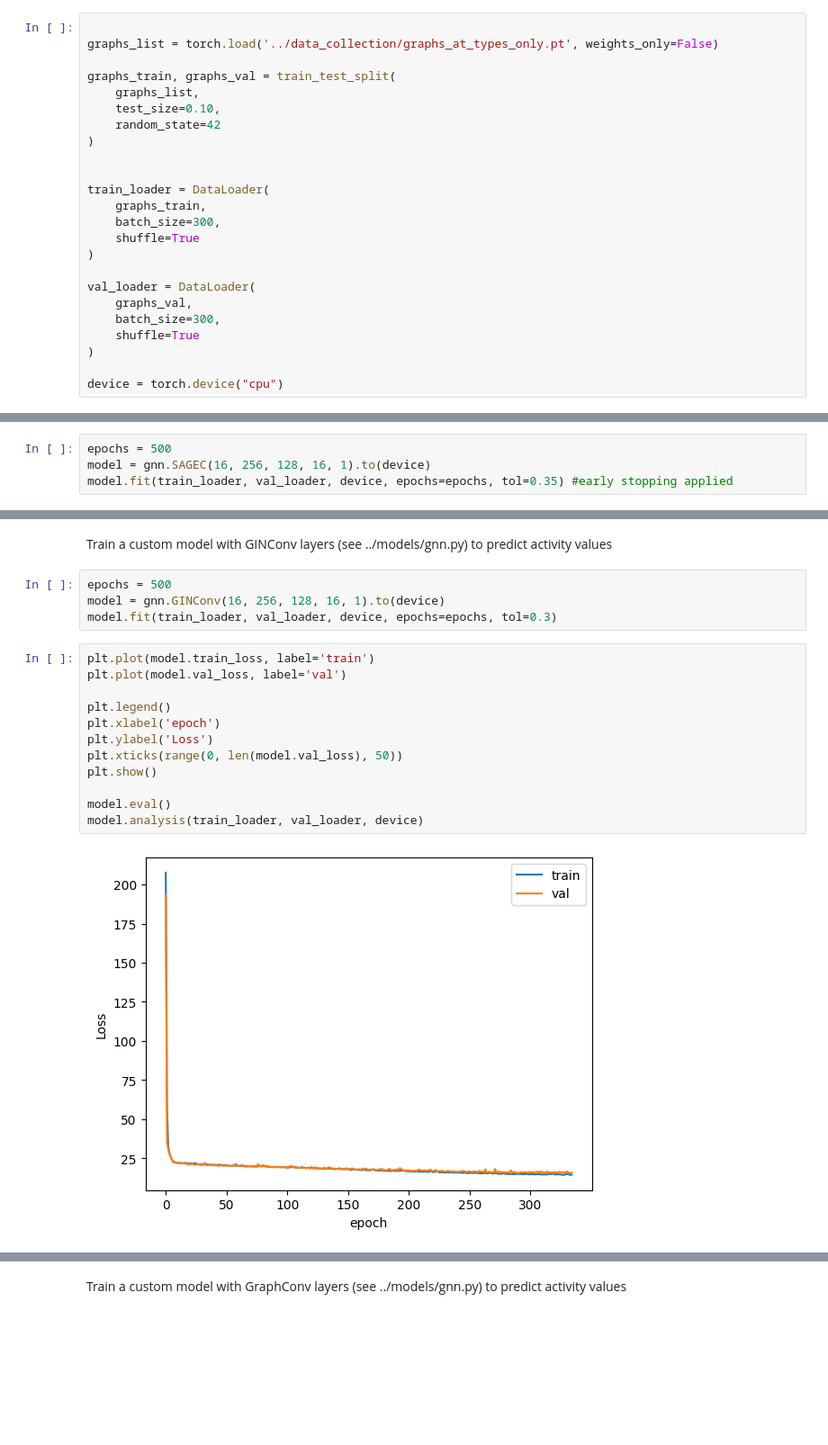
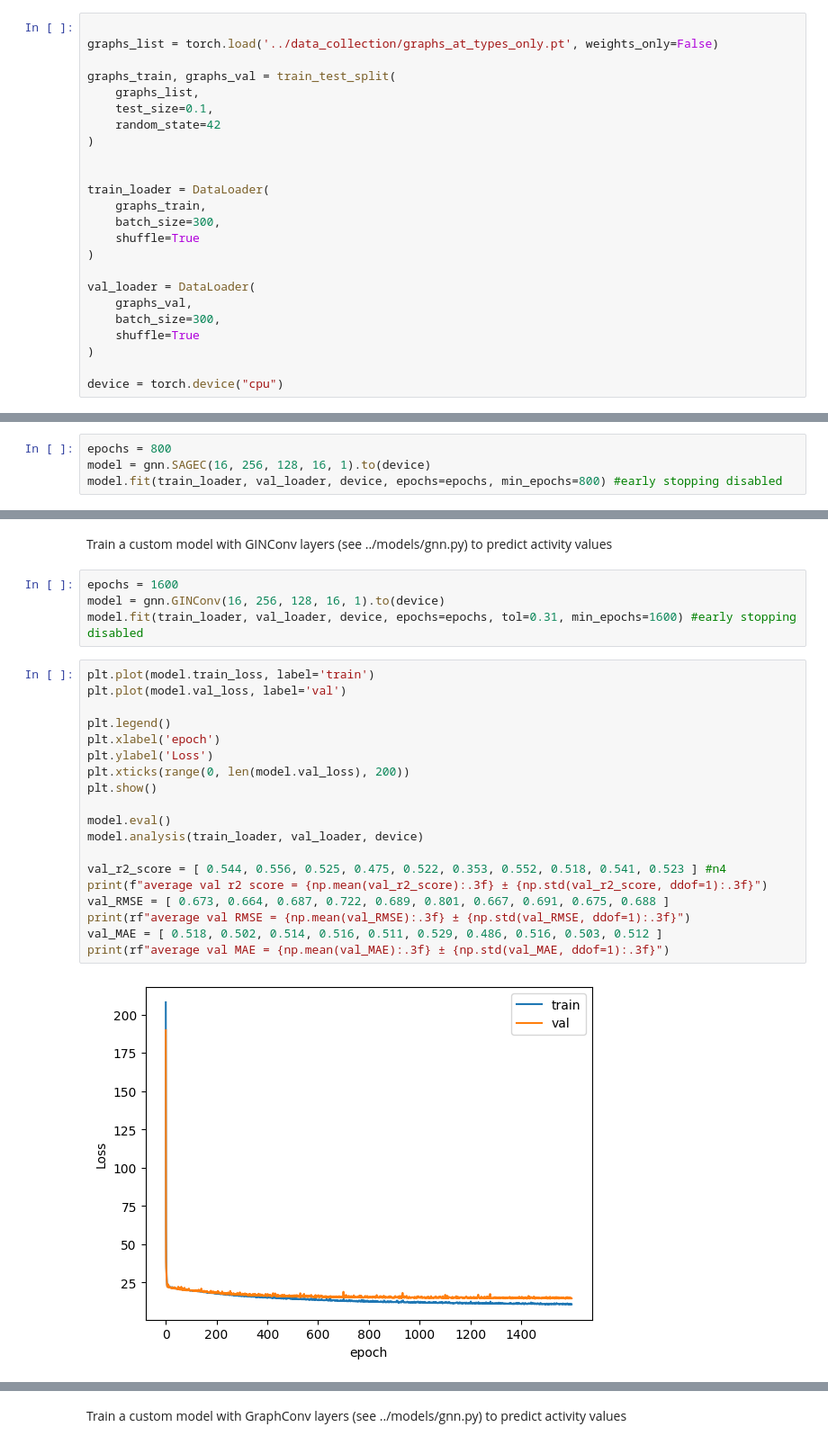
Before and after one commit to lizasidler/qsar-benchmark, a Jupyter notebook: notebooks/GNN_regression.ipynb, the cells around one changed output, grey strips where cells are left out. Shown at 90% size. Drawn from its saved outputs; the diff is of its cells as text; blank space fills up the shorter version.

```diff
--- a/notebooks/GNN_regression.ipynb
+++ b/notebooks/GNN_regression.ipynb
@@ -24,7 +24,7 @@ graphs_list = torch.load('../data_collection/graphs_at_types_only.pt', weights_o
 
 graphs_train, graphs_val = train_test_split(
     graphs_list,
-    test_size=0.10,
+    test_size=0.1,
     random_state=42
 )
 
@@ -45,9 +45,9 @@ device = torch.device("cpu")
 # %% [markdown]
 Train a custom model with SAGEConv layers (see ../models/gnn.py) to predict activity values
 # %%
-epochs = 500
+epochs = 800
 model = gnn.SAGEC(16, 256, 128, 16, 1).to(device)
-model.fit(train_loader, val_loader, device, epochs=epochs, tol=0.35) #early stopping applied
+model.fit(train_loader, val_loader, device, epochs=epochs, min_epochs=800) #early stopping disabled
 # %%
 plt.plot(model.train_loss, label='train')
 plt.plot(model.val_loss, label='val')
@@ -71,20 +81,27 @@ Val MAE:      ±0.538
 # %% [markdown]
 Train a custom model with GINConv layers (see ../models/gnn.py) to predict activity values
 # %%
-epochs = 500
+epochs = 1600
 model = gnn.GINConv(16, 256, 128, 16, 1).to(device)
-model.fit(train_loader, val_loader, device, epochs=epochs, tol=0.3)
+model.fit(train_loader, val_loader, device, epochs=epochs, tol=0.31, min_epochs=1600) #early stopping disabled
 # %%
 plt.plot(model.train_loss, label='train')
 plt.plot(model.val_loss, label='val')
 
 plt.legend()
 plt.xlabel('epoch')
 plt.ylabel('Loss')
-plt.xticks(range(0, len(model.val_loss), 50))
+plt.xticks(range(0, len(model.val_loss), 200))
 plt.show()
 
 model.eval()
 model.analysis(train_loader, val_loader, device)
+
+val_r2_score = [ 0.544, 0.556, 0.525, 0.475, 0.522, 0.353, 0.552, 0.518, 0.541, 0.523 ] #n4
+print(f"average val r2 score = {np.mean(val_r2_score):.3f} ± {np.std(val_r2_score, ddof=1):.3f}")
+val_RMSE = [ 0.673, 0.664, 0.687, 0.722, 0.689, 0.801, 0.667, 0.691, 0.675, 0.688 ]
+print(rf"average val RMSE = {np.mean(val_RMSE):.3f} ± {np.std(val_RMSE, ddof=1):.3f}")
+val_MAE = [ 0.518, 0.502, 0.514, 0.516, 0.511, 0.529, 0.486, 0.516, 0.503, 0.512 ]
+print(rf"average val MAE = {np.mean(val_MAE):.3f} ± {np.std(val_MAE, ddof=1):.3f}")
 # %% [output]
-[figure, old version]
+[figure, new version]
```
Also changed, not shown: parts of 11 cells of this notebook.
